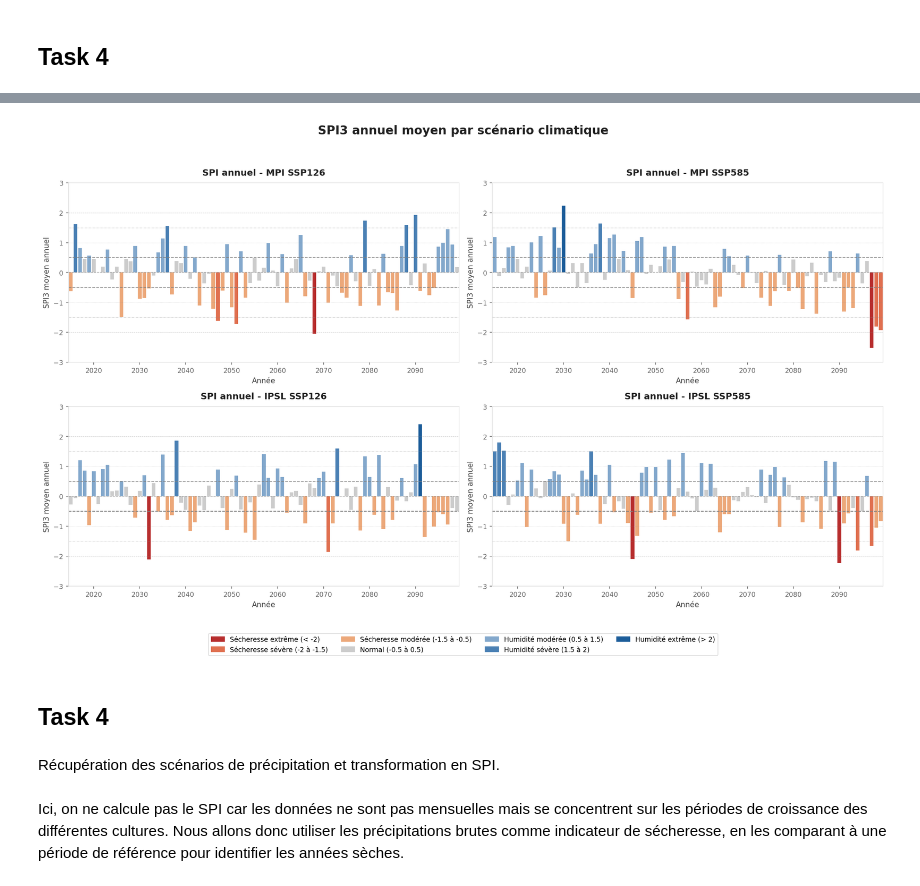
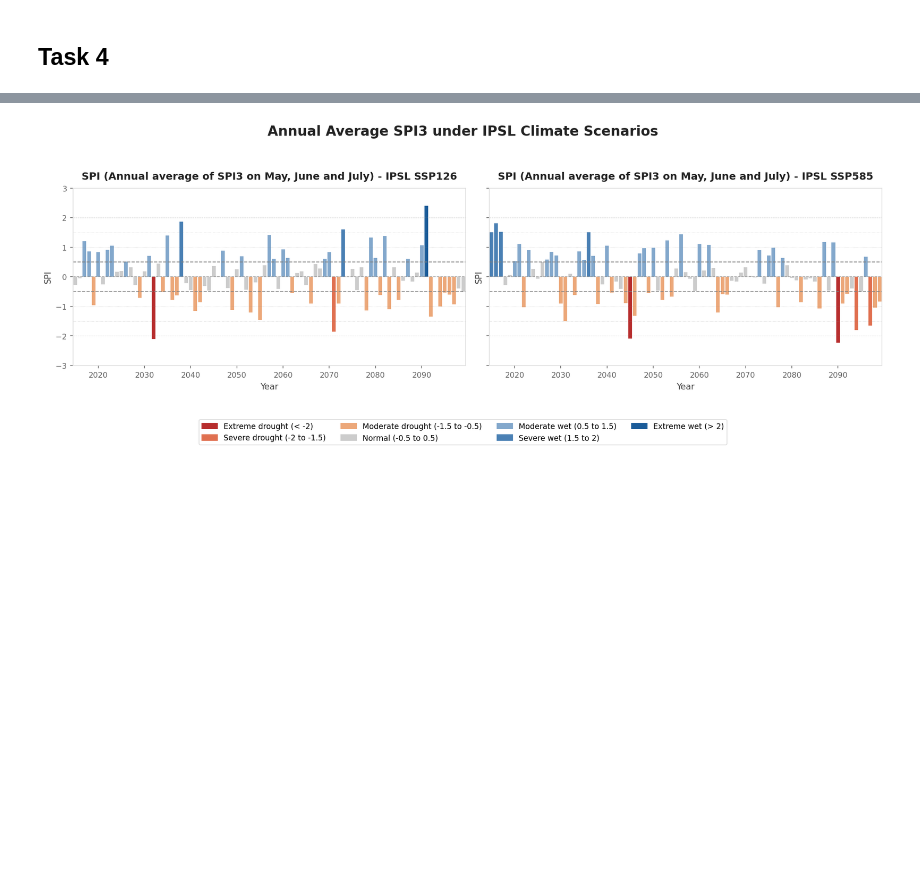
Before and after one commit to lochardi/GreenFinance, a Jupyter notebook: main.ipynb, the cells around one changed output, grey strips where cells are left out. Saved outputs shown, nothing was run; the diff lists cells and outputs as text; code cells hidden in the pictures; blank space fills up the shorter version.

```diff
--- a/main.ipynb
+++ b/main.ipynb
@@ -189,4 +132,3 @@ Total = 595 euros = 0.88 * 595 \$ = 523.6 \$ de coûts en 2020
 # %%
 #ipampa_overall_index["Cost"] = 523.6 * 20 * 100 / ipampa_overall_index["IPAMPA_overall_index"]
-ipampa_overall_index["Cost"] = 523.6 * 20 * ipampa_overall_index["IPAMPA_overall_index"] /100
-print(ipampa_overall_index)
+ipampa_overall_index["Cost"] = 570 * 20 * ipampa_overall_index["IPAMPA_overall_index"] /100
@@ -375,7 +302,7 @@ crops_left = {
     "Sunflower seed": sunflower,
 }
 
-dry_years = [2005, 2009, 2012, 2015, 2017, 2019]
+dry_years = [2005, 2009, 2012, 2014, 2015, 2017, 2019]
 
 fig, ax1 = plt.subplots(figsize=(10, 5), dpi=150)
 ax2 = ax1.twinx()
@@ -396,16 +323,16 @@ ax1.set_xticks(all_years)
 ax1.set_xticklabels(all_years, rotation=45, ha="right", fontsize=8)
 
 # Axes
-ax1.set_xlabel("Année", fontsize=11, color="#444")
-ax1.set_ylabel("Yield (kg/ha) — autres cultures", fontsize=10, color="#444")
+ax1.set_xlabel("Year", fontsize=11, color="#444")
+ax1.set_ylabel("Yield (kg/ha)", fontsize=10, color="#444")
 
-ax1.set_title("Rendement annuel par culture (2005–2025)", fontsize=13, fontweight="bold", color="#222")
+ax1.set_title("Annual Yield by Crop (2005–2025)", fontsize=13, fontweight="bold", color="#222")
 
-# Légende combinée — placée en dehors du graphique, en bas
-dry_patch = mpatches.Patch(color="gray", alpha=0.15, label="Années sèches")
+# Combined legend — placed outside the plot, at the bottom
+dry_patch = mpatches.Patch(color="gray", alpha=0.15, label="Dry years")
 lines1, labels1 = ax1.get_legend_handles_labels()
 lines2, labels2 = ax2.get_legend_handles_labels()
-ax1.legend(lines1 + lines2 + [dry_patch], labels1 + labels2 + ["Années sèches"], fontsize=9, framealpha=0.9,
+ax1.legend(lines1 + lines2 + [dry_patch], labels1 + labels2 + ["Dry years"], fontsize=9, framealpha=0.9,
            loc="upper center", bbox_to_anchor=(0.5, -0.22), ncol=3)
 
 ax1.tick_params(labelsize=9)
@@ -851,15 +727,19 @@ print(SPI_mpi_ssp126_index.head(10))
 # %%
+import matplotlib.pyplot as plt
+import matplotlib.patches as mpatches
+import numpy as np
+
 # Catégories SPI (OMM)
 BINS = [-np.inf, -2.0, -1.5, -0.5, 0.5, 1.5, 2.0, np.inf]
 COLORS = ["#B72D2D", "#E07050", "#ECA87A", "#CCCCCC", "#83A8CC", "#4A80B4", "#1B5C99"]
 LABELS = [
-    "Sécheresse extrême (< -2)",
-    "Sécheresse sévère (-2 à -1.5)",
-    "Sécheresse modérée (-1.5 à -0.5)",
-    "Normal (-0.5 à 0.5)",
-    "Humidité modérée (0.5 à 1.5)",
-    "Humidité sévère (1.5 à 2)",
-    "Humidité extrême (> 2)",
+    "Extreme drought (< -2)",
+    "Severe drought (-2 to -1.5)",
+    "Moderate drought (-1.5 to -0.5)",
+    "Normal (-0.5 to 0.5)",
+    "Moderate wet (0.5 to 1.5)",
+    "Severe wet (1.5 to 2)",
+    "Extreme wet (> 2)",
 ]
 
 def couleur_spi(valeur):
@@ -869,17 +749,13 @@ def couleur_spi(valeur):
     return COLORS[3]
 
 def plot_spi_panel(ax, df, title, start_year=2015):
-    # Copie + filtre
     df_plot = df.copy()
     df_plot = df_plot[df_plot["date"] >= start_year].copy()
 
-    # Couleurs alignées sur les données filtrées
     bar_colors = [couleur_spi(v) for v in df_plot["SPI"]]
 
-    # Fond
     ax.set_facecolor("white")
 
-    # Barres
     ax.bar(
         df_plot["date"],
         df_plot["SPI"],
@@ -896,50 +772,43 @@ def plot_spi_panel(ax, df, title, start_year=2015):
     ax.axhline(0, color="#888888", linewidth=0.8, linestyle="--", alpha=0.7)
     for seuil, ls in [(-1, ":"), (-1.5, "-."), (-2, "--"), (1, ":"), (1.5, "-."), (2, "--")]:
         ax.axhline(seuil, color="#888888", linewidth=0.5, linestyle=ls, alpha=0.4)
 
-    # Axes
     ax.set_xlim(df_plot["date"].min() - 0.5, df_plot["date"].max() + 0.5)
     ax.set_ylim(-3, 3)
 
     ticks = df_plot["date"].unique()
-    ticks_15y = ticks[ticks % 10 == 0]
-    ax.set_xticks(ticks_15y)
+    ticks_10y = ticks[ticks % 10 == 0]
+    ax.set_xticks(ticks_10y)
 
-    ax.set_xlabel("Année", fontsize=10, color="#444")
-    ax.set_ylabel("SPI3 moyen annuel", fontsize=10, color="#444")
+    ax.set_xlabel("Year", fontsize=10, color="#444")
+    ax.set_ylabel("SPI", fontsize=10, color="#444")
     ax.set_title(title, fontsize=12, fontweight="bold", pad=10, color="#222")
 
     ax.tick_params(colors="#666", labelsize=9)
     for spine in ax.spines.values():
         spine.set_edgecolor("#dddddd")
 
-# Figure 2x2
-fig, axes = plt.subplots(2, 2, figsize=(16, 10), dpi=DPI)
+# Figure 1x2
+fig, axes = plt.subplots(1, 2, figsize=(14, 5), dpi=DPI, sharey=True)
 fig.patch.set_facecolor("white")
 
-plot_spi_panel(axes[0, 0], SPI_mpi_ssp126_index, "SPI annuel - MPI SSP126")
-plot_spi_panel(axes[0, 1], SPI_mpi_ssp585_index, "SPI annuel - MPI SSP585")
-plot_spi_panel(axes[1, 0], SPI_ipsl_ssp126_index, "SPI annuel - IPSL SSP126")
-plot_spi_panel(axes[1, 1], SPI_ipsl_ssp585_index, "SPI annuel - IPSL SSP585")
+plot_spi_panel(axes[0], SPI_ipsl_ssp126_index, "SPI (Annual average of SPI3 on May, June and July) - IPSL SSP126")
+plot_spi_panel(axes[1], SPI_ipsl_ssp585_index, "SPI (Annual average of SPI3 on May, June and July) - IPSL SSP585")
 
-# Légende unique pour toute la figure
+# Légende unique
 patches = [mpatches.Patch(color=c, label=l) for c, l in zip(COLORS, LABELS)]
 fig.legend(
     handles=patches,
     loc="lower center",
     fontsize=9,
     framealpha=0.95,
     edgecolor="#dddddd",
     ncol=4,
-    bbox_to_anchor=(0.5, -0.02)
+    bbox_to_anchor=(0.5, -0.08)
 )
 
-fig.suptitle("SPI3 annuel moyen par scénario climatique", fontsize=16, fontweight="bold", color="#222")
-plt.tight_layout(rect=[0, 0.06, 1, 0.95])
+fig.suptitle("Annual Average SPI3 under IPSL Climate Scenarios", fontsize=16, fontweight="bold", color="#222")
+plt.tight_layout(rect=[0, 0.08, 1, 0.93])
 plt.show()
 # %% [output]
-[figure, old version]
+[figure, new version]
-# %% [markdown]
-## Task 4
-# %% [markdown]
-Récupération des scénarios de précipitation et transformation en SPI.
@@ -950,2 +814,0 @@ Récupération des scénarios de précipitation et transformation en SPI.
-# %% [markdown]
-Ici, on ne calcule pas le SPI car les données ne sont pas mensuelles mais se concentrent sur les périodes de croissance des différentes cultures. Nous allons donc utiliser les précipitations brutes comme indicateur de sécheresse, en les comparant à une période de référence pour identifier les années sèches.
```
Also changed, not shown: parts of 82 cells of this notebook, 4 other files.
